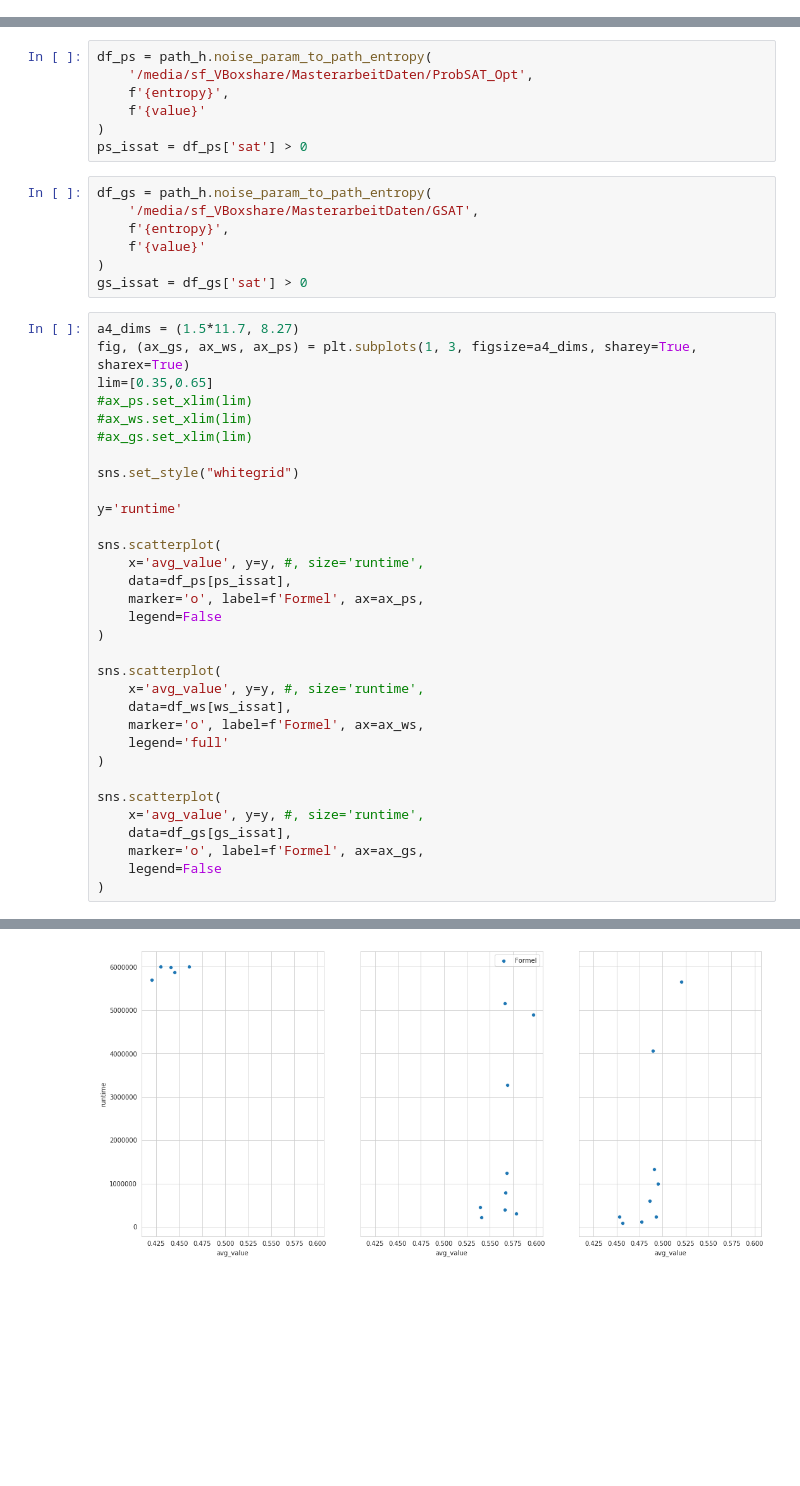
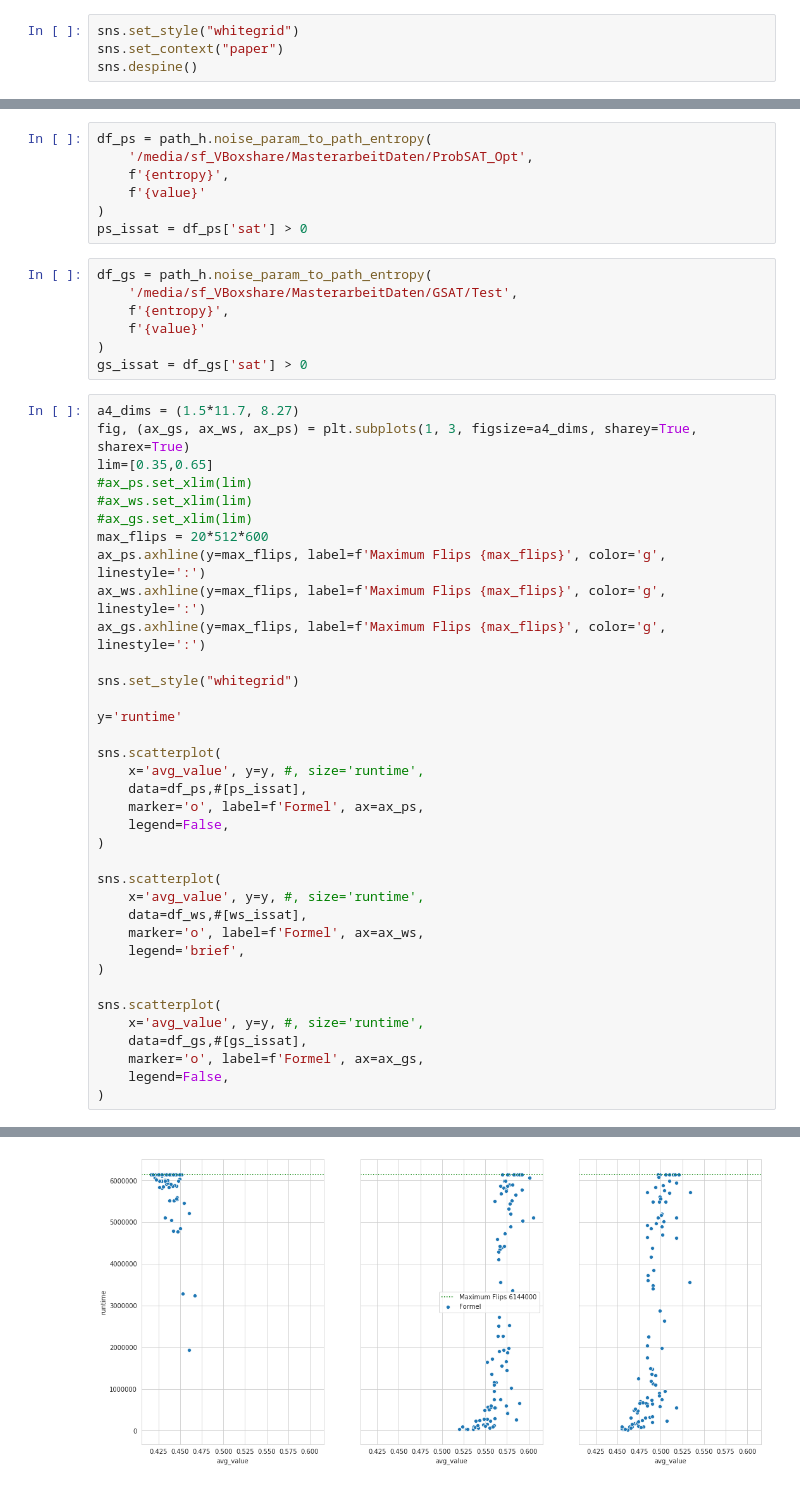
Before and after one commit to SRechenberger/Masterarbeit_Code, a Jupyter notebook: analysis.ipynb, the cells around one changed output, grey strips where cells are left out. Cells and saved outputs as stored; diff of their text form; blank space fills up the shorter version.

```diff
--- a/analysis.ipynb
+++ b/analysis.ipynb
@@ -25,0 +34,4 @@ reload(state_h)
+# %%
+sns.set_style("whitegrid")
+sns.set_context("paper")
+sns.despine()
@@ -153,7 +182,7 @@ df_ps = path_h.noise_param_to_path_entropy(
 ps_issat = df_ps['sat'] > 0
 # %%
 df_gs = path_h.noise_param_to_path_entropy(
-    '/media/sf_VBoxshare/MasterarbeitDaten/GSAT',
+    '/media/sf_VBoxshare/MasterarbeitDaten/GSAT/Test',
     f'{entropy}',
     f'{value}'
 )
@@ -161,35 +190,39 @@ gs_issat = df_gs['sat'] > 0
 # %%
 a4_dims = (1.5*11.7, 8.27)
 fig, (ax_gs, ax_ws, ax_ps) = plt.subplots(1, 3, figsize=a4_dims, sharey=True, sharex=True)
 lim=[0.35,0.65]
 #ax_ps.set_xlim(lim)
 #ax_ws.set_xlim(lim)
 #ax_gs.set_xlim(lim)
+max_flips = 20*512*600
+ax_ps.axhline(y=max_flips, label=f'Maximum Flips {max_flips}', color='g', linestyle=':')
+ax_ws.axhline(y=max_flips, label=f'Maximum Flips {max_flips}', color='g', linestyle=':')
+ax_gs.axhline(y=max_flips, label=f'Maximum Flips {max_flips}', color='g', linestyle=':')
 
 sns.set_style("whitegrid")
 
 y='runtime'
 
 sns.scatterplot(
     x='avg_value', y=y, #, size='runtime',
-    data=df_ps[ps_issat],
+    data=df_ps,#[ps_issat],
     marker='o', label=f'Formel', ax=ax_ps,
-    legend=False
+    legend=False,
 )
 
 sns.scatterplot(
     x='avg_value', y=y, #, size='runtime',
-    data=df_ws[ws_issat],
+    data=df_ws,#[ws_issat],
     marker='o', label=f'Formel', ax=ax_ws,
-    legend='full'
+    legend='brief',
 )
 
 sns.scatterplot(
     x='avg_value', y=y, #, size='runtime',
-    data=df_gs[gs_issat],
+    data=df_gs,#[gs_issat],
     marker='o', label=f'Formel', ax=ax_gs,
-    legend=False
+    legend=False,
 )
 # %% [output]
 <matplotlib.axes._subplots.AxesSubplot at 0x...>
-[figure, old version]
+[figure, new version]
```
Also changed, not shown: parts of 6 cells of this notebook.
